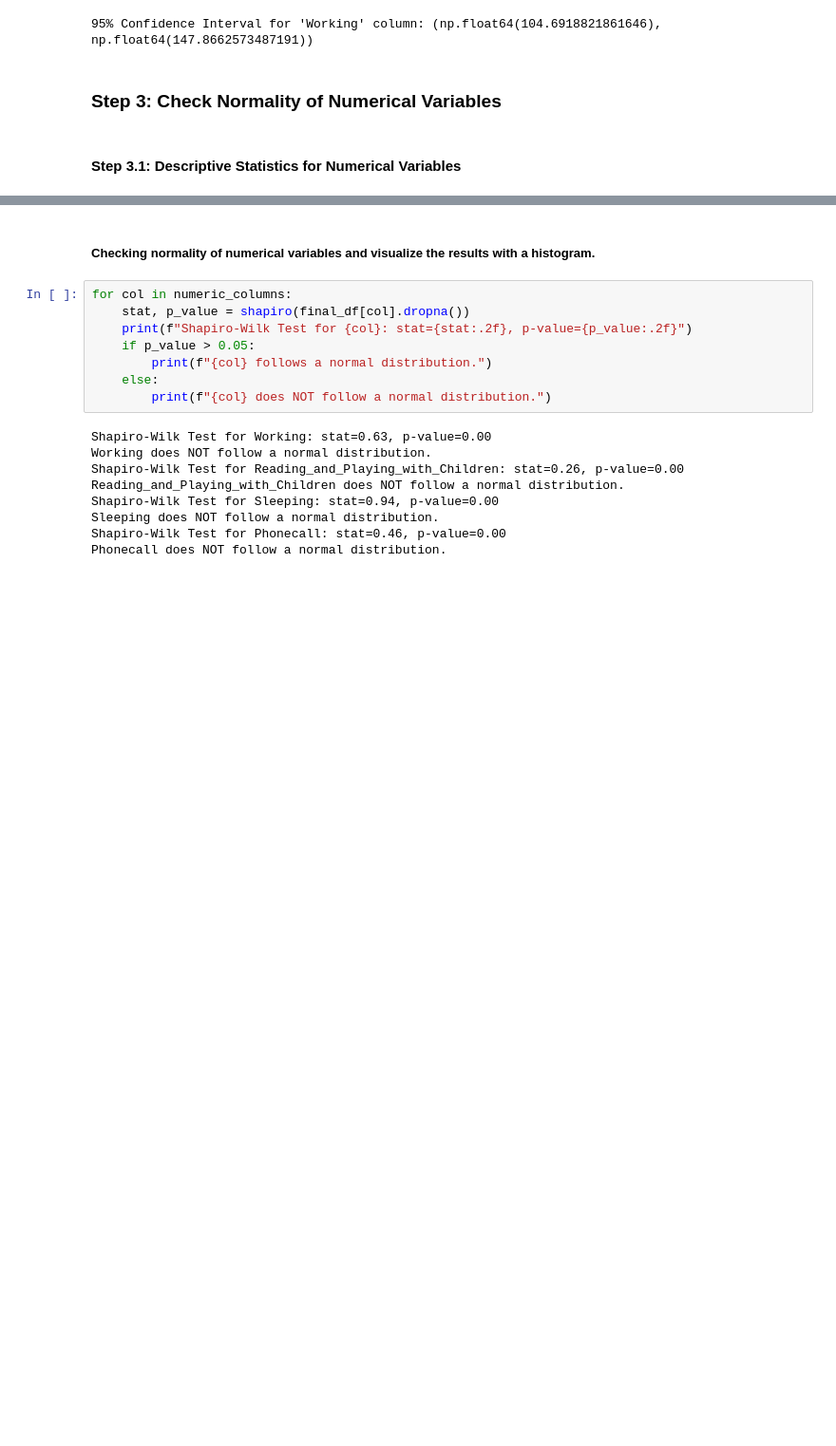
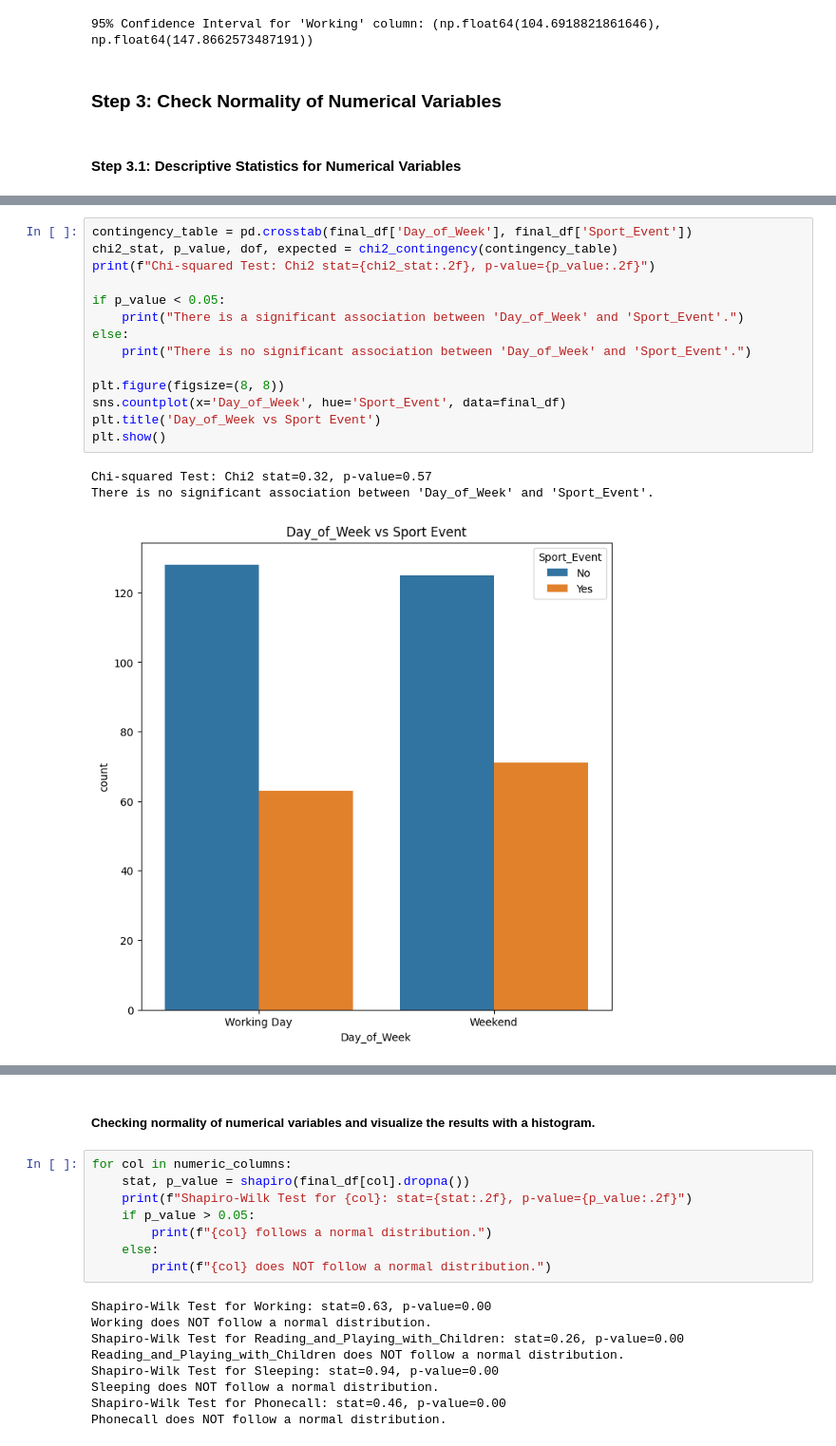
Before and after one commit to junaidraz1/Statistical-Data-Analysis-of-Human-Activities, a Jupyter notebook: Final_Project.ipynb, the cells around one changed output, grey strips where cells are left out. Shown at 95% size. Saved outputs shown, nothing was run; the diff lists cells and outputs as text; blank space fills up the shorter version.

```diff
--- a/Final_Project.ipynb
+++ b/Final_Project.ipynb
@@ -463,0 +729,18 @@ for col in numeric_columns:
+# %%
+contingency_table = pd.crosstab(final_df['Day_of_Week'], final_df['Sport_Event'])
+chi2_stat, p_value, dof, expected = chi2_contingency(contingency_table)
+print(f"Chi-squared Test: Chi2 stat={chi2_stat:.2f}, p-value={p_value:.2f}")
+
+if p_value < 0.05:
+    print("There is a significant association between 'Day_of_Week' and 'Sport_Event'.")
+else:
+    print("There is no significant association between 'Day_of_Week' and 'Sport_Event'.")
+
+plt.figure(figsize=(8, 8))
+sns.countplot(x='Day_of_Week', hue='Sport_Event', data=final_df)
+plt.title('Day_of_Week vs Sport Event')
+plt.show()
+# %% [output]
+Chi-squared Test: Chi2 stat=0.32, p-value=0.57
+There is no significant association between 'Day_of_Week' and 'Sport_Event'.
+[figure, added]
```
Also changed, not shown: parts of 32 cells of this notebook.
